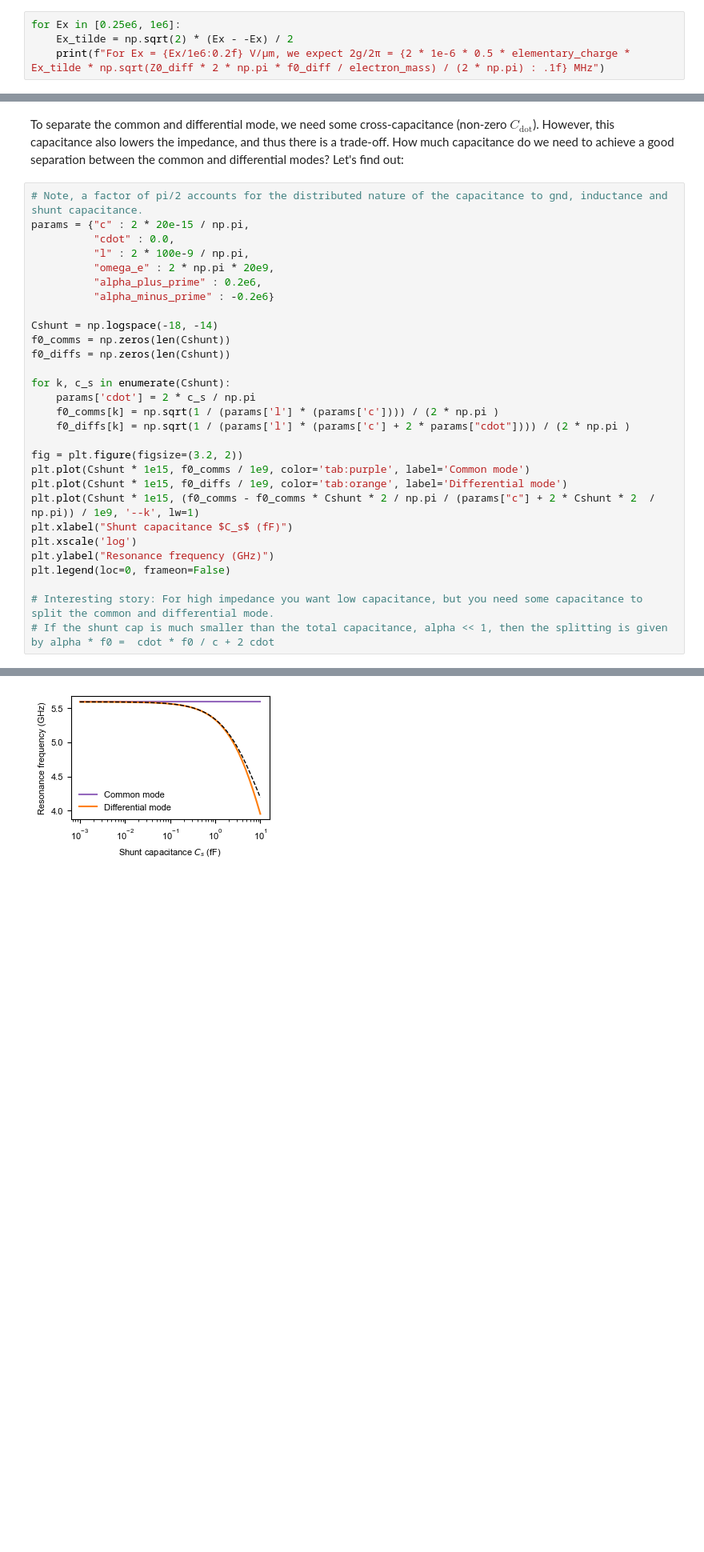
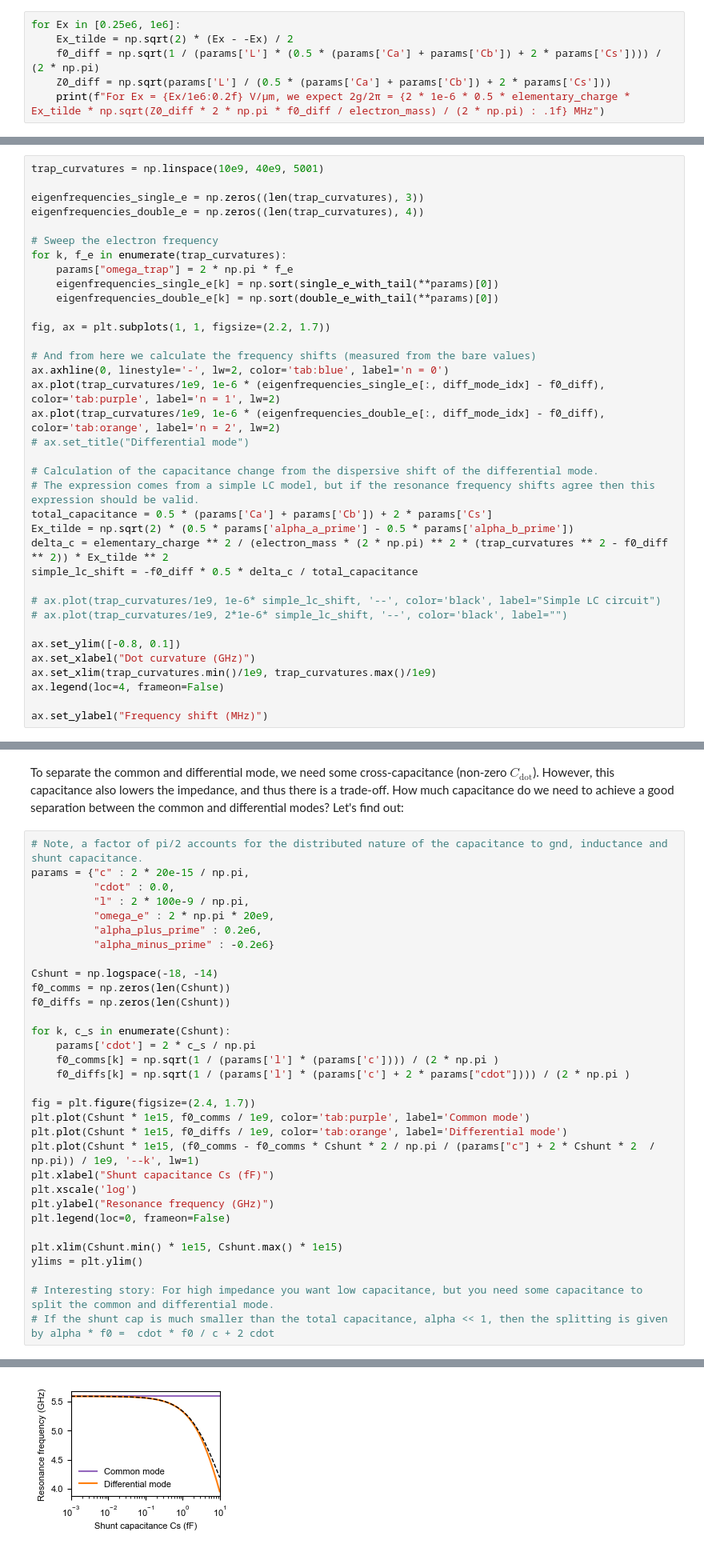
Before and after one commit to gkoolstra/quantum_electron, a Jupyter notebook: examples/98_electron_capacitance.ipynb, the cells around one changed output, grey strips where cells are left out. Shown at 80% size. Saved outputs shown, nothing was run; the diff lists cells and outputs as text; blank space fills up the shorter version.

```diff
--- a/examples/98_electron_capacitance.ipynb
+++ b/examples/98_electron_capacitance.ipynb
@@ -335,5 +395,7 @@ and therefore $g_\mathrm{coupled} = \sqrt{2} g_\mathrm{LC}$. The $\sqrt{2}$ enha
 # %%
 for Ex in [0.25e6, 1e6]:
     Ex_tilde = np.sqrt(2) * (Ex - -Ex) / 2
+    f0_diff = np.sqrt(1 / (params['L'] * (0.5 * (params['Ca'] + params['Cb']) + 2 * params['Cs']))) / (2 * np.pi)
+    Z0_diff = np.sqrt(params['L'] / (0.5 * (params['Ca'] + params['Cb']) + 2 * params['Cs']))
     print(f"For Ex = {Ex/1e6:0.2f} V/µm, we expect 2g/2π = {2 * 1e-6 * 0.5 * elementary_charge * Ex_tilde * np.sqrt(Z0_diff * 2 * np.pi * f0_diff / electron_mass) / (2 * np.pi) : .1f} MHz")
 # %% [output]
@@ -419,0 +490,36 @@ Text(0, 0.5, 'Frequency shift (kHz)')
+# %%
+trap_curvatures = np.linspace(10e9, 40e9, 5001)
+
+eigenfrequencies_single_e = np.zeros((len(trap_curvatures), 3))
+eigenfrequencies_double_e = np.zeros((len(trap_curvatures), 4))
+
+# Sweep the electron frequency
+for k, f_e in enumerate(trap_curvatures):
+    params["omega_trap"] = 2 * np.pi * f_e
+    eigenfrequencies_single_e[k] = np.sort(single_e_with_tail(**params)[0])
+    eigenfrequencies_double_e[k] = np.sort(double_e_with_tail(**params)[0])
+
+fig, ax = plt.subplots(1, 1, figsize=(2.2, 1.7))
+
+# And from here we calculate the frequency shifts (measured from the bare values)
+ax.axhline(0, linestyle='-', lw=2, color='tab:blue', label='n = 0')
+ax.plot(trap_curvatures/1e9, 1e-6 * (eigenfrequencies_single_e[:, diff_mode_idx] - f0_diff), color='tab:purple', label='n = 1', lw=2)
+ax.plot(trap_curvatures/1e9, 1e-6 * (eigenfrequencies_double_e[:, diff_mode_idx] - f0_diff), color='tab:orange', label='n = 2', lw=2)
+# ax.set_title("Differential mode")
+
+# Calculation of the capacitance change from the dispersive shift of the differential mode.
+# The expression comes from a simple LC model, but if the resonance frequency shifts agree then this expression should be valid.
+total_capacitance = 0.5 * (params['Ca'] + params['Cb']) + 2 * params['Cs']
+Ex_tilde = np.sqrt(2) * (0.5 * params['alpha_a_prime'] - 0.5 * params['alpha_b_prime'])
+delta_c = elementary_charge ** 2 / (electron_mass * (2 * np.pi) ** 2 * (trap_curvatures ** 2 - f0_diff ** 2)) * Ex_tilde ** 2
+simple_lc_shift = -f0_diff * 0.5 * delta_c / total_capacitance
+
+# ax.plot(trap_curvatures/1e9, 1e-6* simple_lc_shift, '--', color='black', label="Simple LC circuit")
+# ax.plot(trap_curvatures/1e9, 2*1e-6* simple_lc_shift, '--', color='black', label="")
+
+ax.set_ylim([-0.8, 0.1])
+ax.set_xlabel("Dot curvature (GHz)")
+ax.set_xlim(trap_curvatures.min()/1e9, trap_curvatures.max()/1e9)
+ax.legend(loc=4, frameon=False)
+
+ax.set_ylabel("Frequency shift (MHz)")
@@ -475,15 +583,18 @@ for k, c_s in enumerate(Cshunt):
     f0_comms[k] = np.sqrt(1 / (params['l'] * (params['c']))) / (2 * np.pi )
     f0_diffs[k] = np.sqrt(1 / (params['l'] * (params['c'] + 2 * params["cdot"]))) / (2 * np.pi )
 
-fig = plt.figure(figsize=(3.2, 2))
+fig = plt.figure(figsize=(2.4, 1.7))
 plt.plot(Cshunt * 1e15, f0_comms / 1e9, color='tab:purple', label='Common mode')
 plt.plot(Cshunt * 1e15, f0_diffs / 1e9, color='tab:orange', label='Differential mode')
 plt.plot(Cshunt * 1e15, (f0_comms - f0_comms * Cshunt * 2 / np.pi / (params["c"] + 2 * Cshunt * 2  / np.pi)) / 1e9, '--k', lw=1)
-plt.xlabel("Shunt capacitance $C_s$ (fF)")
+plt.xlabel("Shunt capacitance Cs (fF)")
 plt.xscale('log')
 plt.ylabel("Resonance frequency (GHz)")
 plt.legend(loc=0, frameon=False)
 
+plt.xlim(Cshunt.min() * 1e15, Cshunt.max() * 1e15)
+ylims = plt.ylim()
+
 # Interesting story: For high impedance you want low capacitance, but you need some capacitance to split the common and differential mode.
 # If the shunt cap is much smaller than the total capacitance, alpha << 1, then the splitting is given by alpha * f0 =  cdot * f0 / c + 2 cdot
 # %% [output]
@@ -491 +601 @@ plt.legend(loc=0, frameon=False)
-[figure, old version]
+[figure, new version]
```
Also changed, not shown: parts of 23 cells of this notebook.
